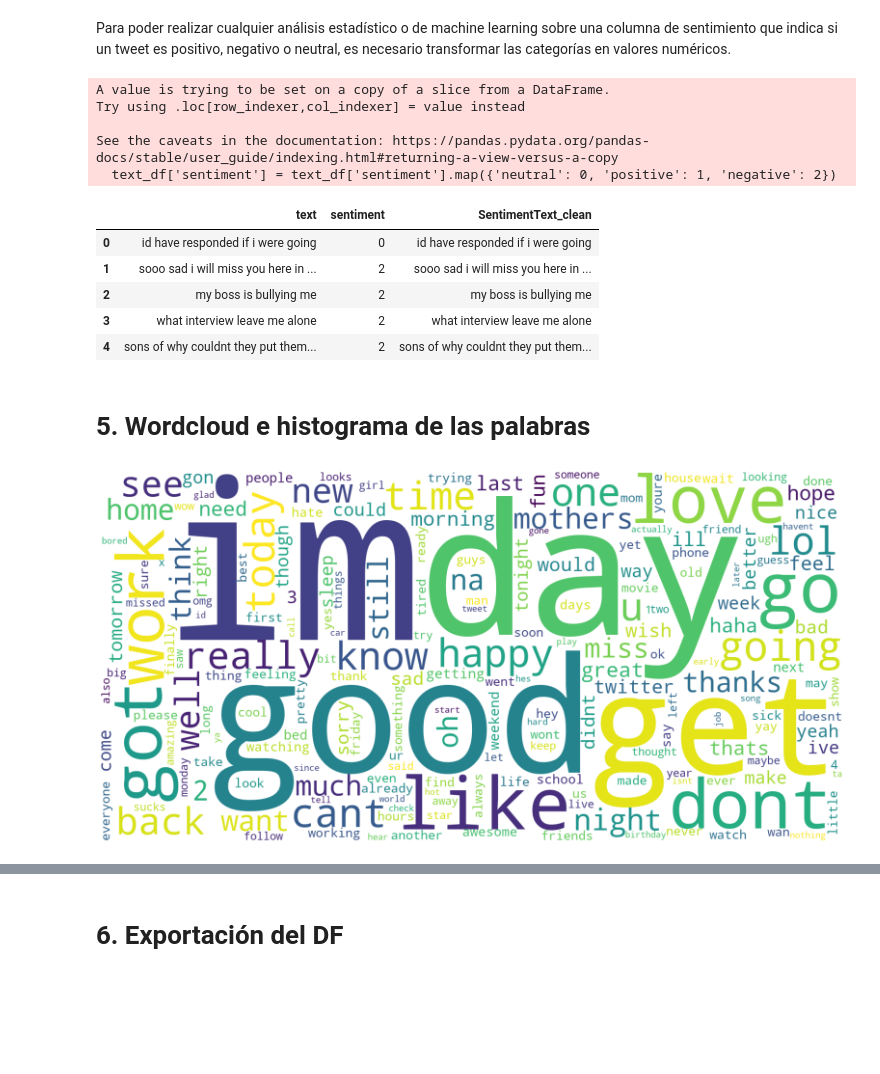
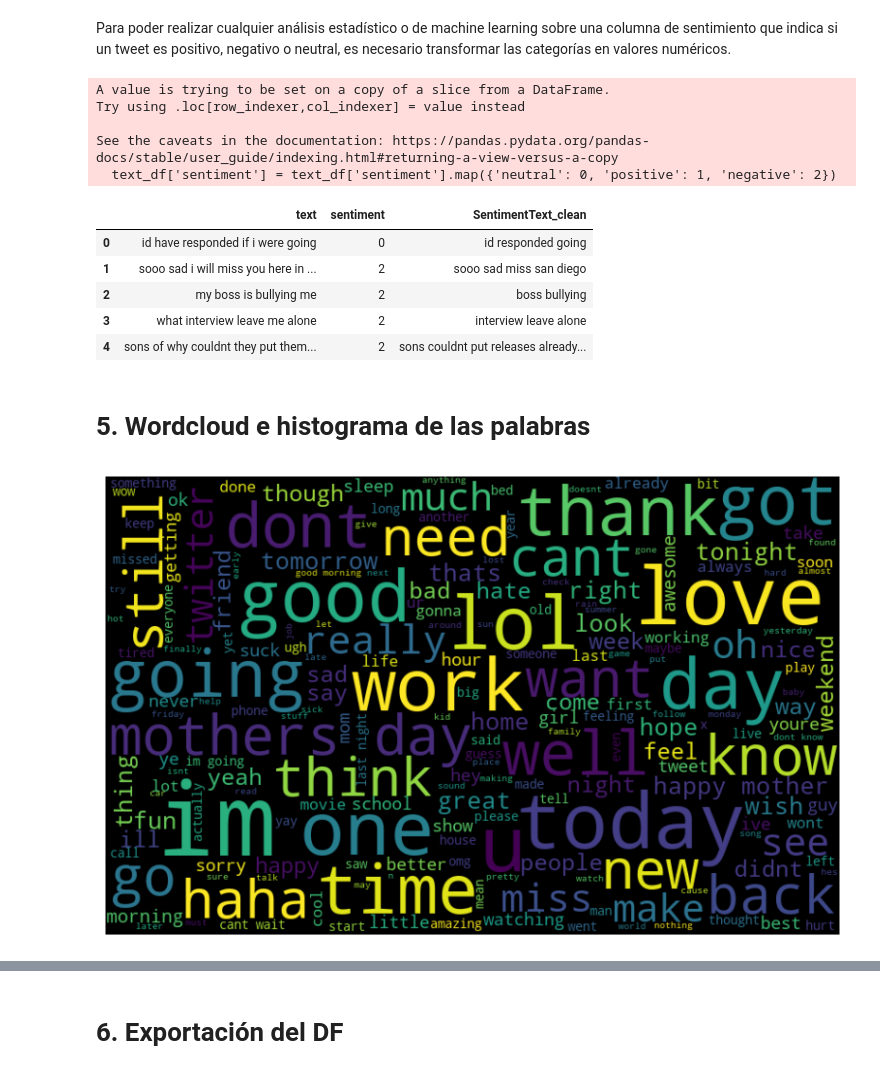
Before and after one commit to ComputingVictor/TFM_ValuationSentimentEngine, a Jupyter notebook: notebooks/tweets/0_DataPreprocessing.ipynb, the cells around one changed output, grey strips where cells are left out. Drawn from its saved outputs; the diff is of its cells as text; code cells hidden in the pictures; blank space fills up the shorter version.

Commit message:
#3 Tweets deployment added

```diff
--- a/notebooks/tweets/0_DataPreprocessing.ipynb
+++ b/notebooks/tweets/0_DataPreprocessing.ipynb
@@ -74,7 +75,7 @@ Procedemos a cargar la base de datos:
 # %%
 # Read csv file
 
-tweets_df = pd.read_csv("../data/raw/Tweets.csv")
+tweets_df = pd.read_csv("../../data/raw/Tweets.csv")
 
 # Print the shape of the dataframe.
 
@@ -256,11 +257,10 @@ See the caveats in the documentation: https://pandas.pydata.org/pandas-docs/stab
 4    sons of  why couldnt they put them on the rele...
 Name: SentimentText_clean, dtype: object
 # %%
-# Delete the stopwords from text.
+# Delete stopwords.
 
-stop_words = set(stopwords.words('english'))
+text_df['SentimentText_clean'] = text_df['SentimentText_clean'].apply(lambda x: ' '.join([word for word in x.split() if word not in (stopwords)]))
 
-text_df['text'] = text_df['text'].apply(lambda x: [item for item in x if item not in stop_words])
 
 # Display first 5 rows
 
@@ -296,28 +296,26 @@ Try using .loc[row_indexer,col_indexer] = value instead
 See the caveats in the documentation: https://pandas.pydata.org/pandas-docs/stable/user_guide/indexing.html#returning-a-view-versus-a-copy
   text_df['sentiment'] = text_df['sentiment'].map({'neutral': 0, 'positive': 1, 'negative': 2})
 |  | text | sentiment | SentimentText_clean |
-| 0 | id have responded if i were going | 0 | id have responded if i were going |
-| 1 | sooo sad i will miss you here in ... | 2 | sooo sad i will miss you here in ... |
-| 2 | my boss is bullying me | 2 | my boss is bullying me |
-| 3 | what interview leave me alone | 2 | what interview leave me alone |
-| 4 | sons of why couldnt they put them... | 2 | sons of why couldnt they put them... |
+| 0 | id have responded if i were going | 0 | id responded going |
+| 1 | sooo sad i will miss you here in ... | 2 | sooo sad miss san diego |
+| 2 | my boss is bullying me | 2 | boss bullying |
+| 3 | what interview leave me alone | 2 | interview leave alone |
+| 4 | sons of why couldnt they put them... | 2 | sons couldnt put releases already... |
 # %% [markdown]
 # <a name="wordcloud"> 5. Wordcloud e histograma de las palabras<a>
 # %%
 # Wordcloud of the most common words.
 
-words = [word for tokens in text_df["text"] for word in tokens]
+all_words = ' '.join([text for text in text_df['SentimentText_clean']])
 
-word_freq = Counter(words)
+wordcloud = WordCloud(width=800, height=500, random_state=21, max_font_size=110).generate(all_words)
 
-wordcloud = WordCloud(width=1600, height=800, max_words=200, background_color="white").generate_from_frequencies(word_freq)
+plt.figure(figsize=(10, 7))
 
-plt.figure(figsize=(20,10))
+plt.imshow(wordcloud, interpolation="bilinear")
 
-plt.imshow(wordcloud, interpolation='bilinear')
-
-plt.axis("off")
+plt.axis('off')
 
 plt.show()
 # %% [output]
-[figure, old version]
+[figure, new version]
```
Also changed, not shown: parts of 7 cells of this notebook, 3 other files.
